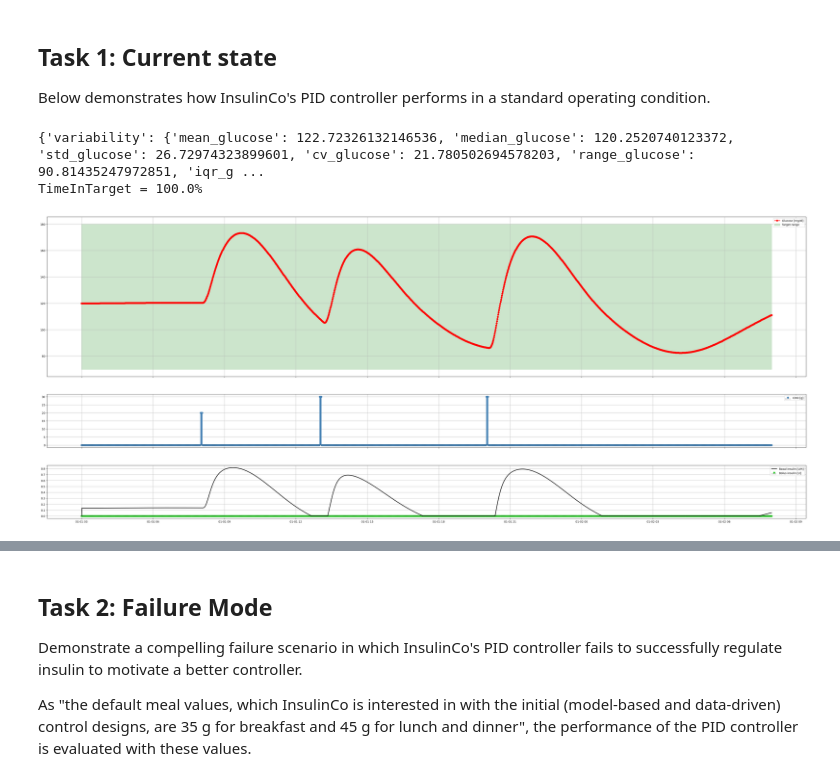
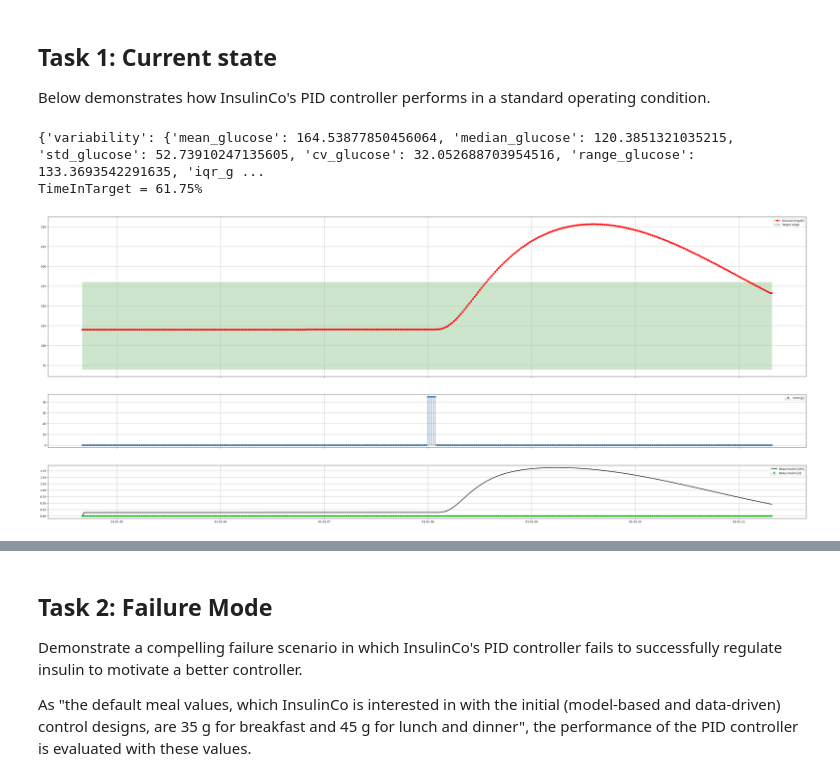
Before and after one commit to Jackmastro/MPC_DeePC_COCO, a Jupyter notebook: COCO2024project.ipynb, the cells around one changed output, grey strips where cells are left out. Cells and saved outputs as stored; diff of their text form; code cells hidden in the pictures.

```diff
--- a/COCO2024project.ipynb
+++ b/COCO2024project.ipynb
@@ -430,11 +430,26 @@ class PIDController:
         self.Kp = Kp
         self.integral = 0
         self.prev_error = 0
+        self.check = True
 
     def compute_pid(self, model, x0, tau, time_index, inputs_, xss, uss, dss):
         # Error calculation from the desired setpoint
-        error = x0[8]-xss[8]
+        error = x0[8] - xss[8]
+        ########################################################
+        # meal = model.get_discretized_meals(initial_time_step=time_index, duration=5, T=1)
 
+        # if self.check:
+        #     print("----------")
+
+        #     # print(len(inputs_))
+        #     # print(meal)
+        #     print("----------")
+        #     self.check = False
+        # print("----------")
+        # print(meal)
+        # print(time_index + tau + 2)
+        # print("----------")
+        #######################################################
         # Integral, Derivative, and Proportional terms of PID
         self.integral += error * 1
         derivative = (error - self.prev_error) / 1
@@ -487,34 +473,34 @@ Below demonstrates how InsulinCo's PID controller performs in a standard operati
 # %%
 ##################################### Demonstration of InsulinCo's PID control  ###################################
 
 basal_handler_params = dict()
 basal_handler_params['default_rate'] = 0.01
 
 # Get test data
-data_given = pd.read_csv(os.path.join(os.path.abspath(''), 'data', 'data_cho.csv'))
-# data_given = pd.read_csv(os.path.join(os.path.abspath(''), 'data', 'task01_failure_mode.csv'))
-# data_given = pd.read_csv(os.path.join(os.path.abspath(''), 'your_file.csv'))
+# data_given = pd.read_csv('data/data_cho.csv')
+data_given = pd.read_csv('data/easy_test.csv')
+# data_given = pd.read_csv('data/task01_failure_mode.csv')
 
 # Instatiating PID Controller
 pid_controller = PIDController(Ki=0.0, Kd=0.005, Kp=0.0002)
 
 # Running the simulation
 glucose, i, insulin_bolus, m, time = simulate(basal_handler=pid_controller.compute_pid,
                                               basal_handler_params=basal_handler_params,
                                               data_given=data_given,
                                               meal_input_modulation_factor=1)
 
 data = glucose_time_vectors_to_dataframe(glucose=glucose, t=time)
 
 agata = Agata()
 results = agata.analyze_glucose_profile(data)
 print(results)
 
 TimeInTarget = time_in_target(data)
 print('TimeInTarget = ' + str(TimeInTarget) + '%')
 
 plot_results(glucose=glucose,insulin_bolus=insulin_bolus, i=i, m=m, time=time)
 # %% [output]
-{'variability': {'mean_glucose': 122.72326132146536, 'median_glucose': 120.2520740123372, 'std_glucose': 26.72974323899601, 'cv_glucose': 21.780502694578203, 'range_glucose': 90.81435247972851, 'iqr_g ...
-TimeInTarget = 100.0%
+{'variability': {'mean_glucose': 164.53877850456064, 'median_glucose': 120.3851321035215, 'std_glucose': 52.73910247135605, 'cv_glucose': 32.052688703954516, 'range_glucose': 133.3693542291635, 'iqr_g ...
+TimeInTarget = 61.75%
-[figure, old version]
+[figure, new version]
```
Also changed, not shown: parts of 7 cells of this notebook, 2 other files.
